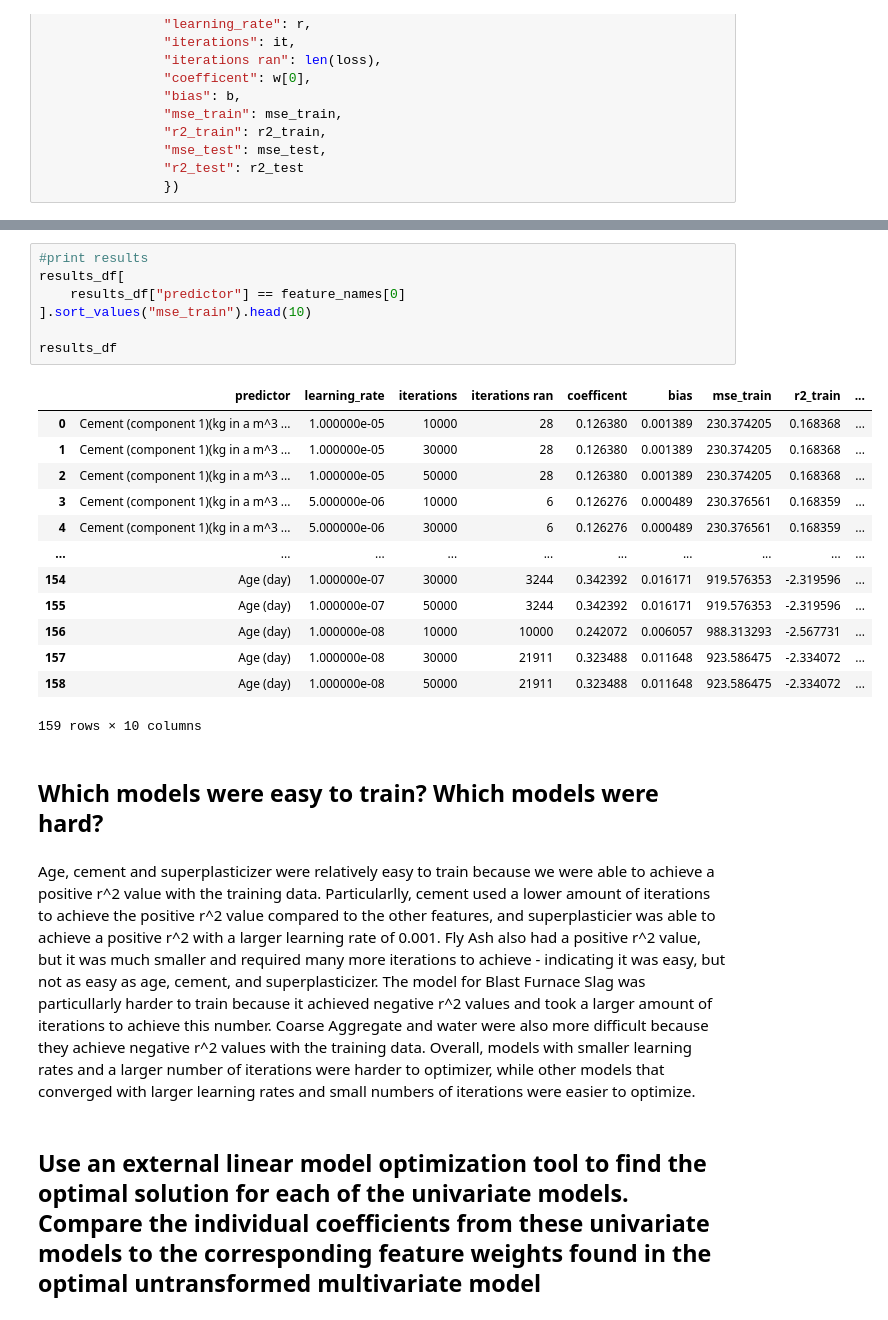
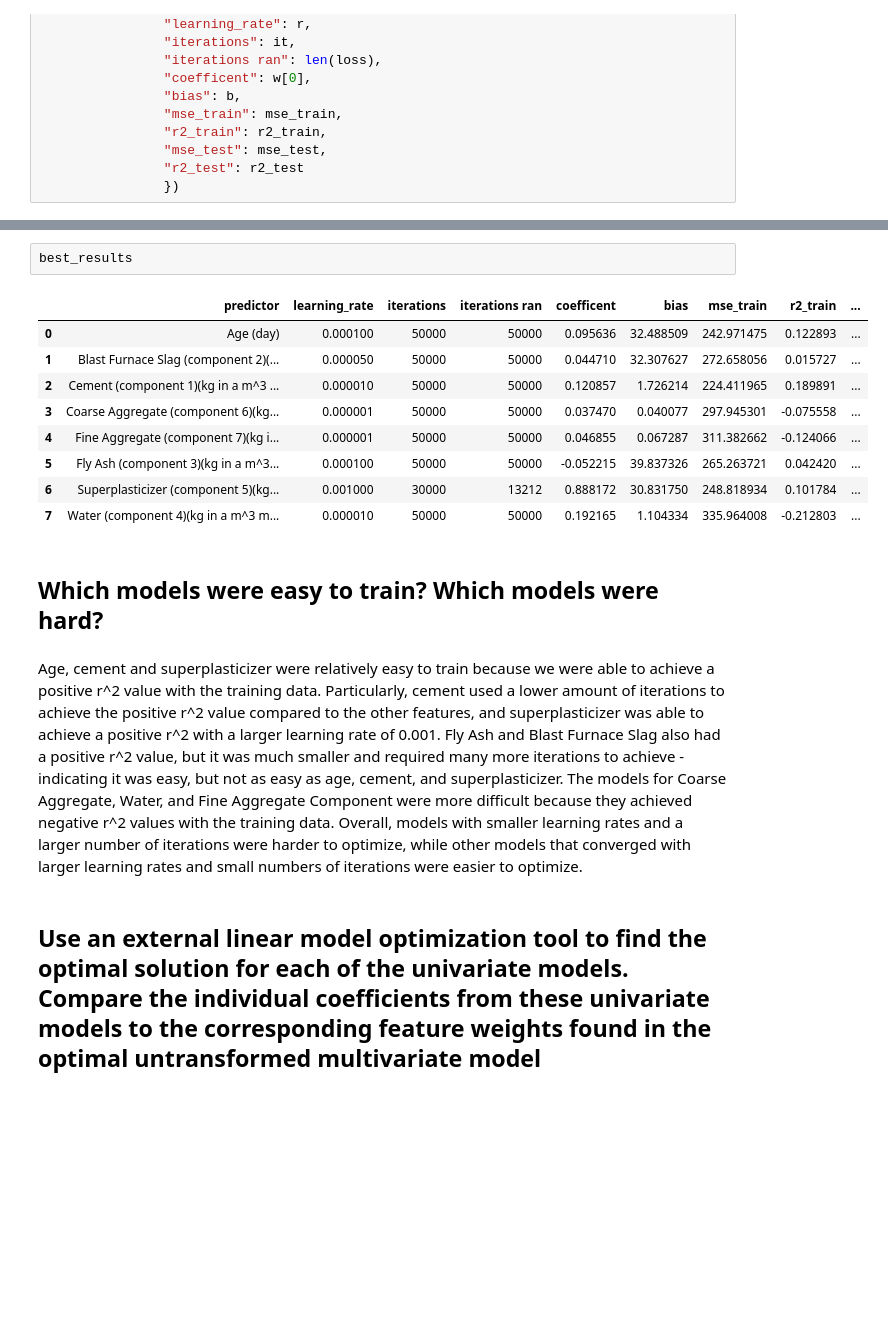
Before and after one commit to laurenlal/cse5104-project1, a Jupyter notebook: main.ipynb, the cells around one changed output, grey strips where cells are left out. Saved outputs shown, nothing was run; the diff lists cells and outputs as text; blank space fills up the shorter version.

```diff
--- a/main.ipynb
+++ b/main.ipynb
@@ -445,28 +446,19 @@ best_results
 # %%
-#print results
-results_df[
-    results_df["predictor"] == feature_names[0]
-].sort_values("mse_train").head(10)
-
-results_df
+best_results
 # %% [output]
 |  | predictor | learning_rate | iterations | iterations ran | coefficent | bias | mse_train | r2_train | ... |
-| 0 | Cement (component 1)(kg in a m^3 ... | 1.000000e-05 | 10000 | 28 | 0.126380 | 0.001389 | 230.374205 | 0.168368 | ... |
-| 1 | Cement (component 1)(kg in a m^3 ... | 1.000000e-05 | 30000 | 28 | 0.126380 | 0.001389 | 230.374205 | 0.168368 | ... |
-| 2 | Cement (component 1)(kg in a m^3 ... | 1.000000e-05 | 50000 | 28 | 0.126380 | 0.001389 | 230.374205 | 0.168368 | ... |
-| 3 | Cement (component 1)(kg in a m^3 ... | 5.000000e-06 | 10000 | 6 | 0.126276 | 0.000489 | 230.376561 | 0.168359 | ... |
-| 4 | Cement (component 1)(kg in a m^3 ... | 5.000000e-06 | 30000 | 6 | 0.126276 | 0.000489 | 230.376561 | 0.168359 | ... |
-| ... | ... | ... | ... | ... | ... | ... | ... | ... | ... |
-| 154 | Age (day) | 1.000000e-07 | 30000 | 3244 | 0.342392 | 0.016171 | 919.576353 | -2.319596 | ... |
-| 155 | Age (day) | 1.000000e-07 | 50000 | 3244 | 0.342392 | 0.016171 | 919.576353 | -2.319596 | ... |
-| 156 | Age (day) | 1.000000e-08 | 10000 | 10000 | 0.242072 | 0.006057 | 988.313293 | -2.567731 | ... |
-| 157 | Age (day) | 1.000000e-08 | 30000 | 21911 | 0.323488 | 0.011648 | 923.586475 | -2.334072 | ... |
-| 158 | Age (day) | 1.000000e-08 | 50000 | 21911 | 0.323488 | 0.011648 | 923.586475 | -2.334072 | ... |
+| 0 | Age (day) | 0.000100 | 50000 | 50000 | 0.095636 | 32.488509 | 242.971475 | 0.122893 | ... |
+| 1 | Blast Furnace Slag (component 2)(... | 0.000050 | 50000 | 50000 | 0.044710 | 32.307627 | 272.658056 | 0.015727 | ... |
+| 2 | Cement (component 1)(kg in a m^3 ... | 0.000010 | 50000 | 50000 | 0.120857 | 1.726214 | 224.411965 | 0.189891 | ... |
+| 3 | Coarse Aggregate (component 6)(kg... | 0.000001 | 50000 | 50000 | 0.037470 | 0.040077 | 297.945301 | -0.075558 | ... |
+| 4 | Fine Aggregate (component 7)(kg i... | 0.000001 | 50000 | 50000 | 0.046855 | 0.067287 | 311.382662 | -0.124066 | ... |
+| 5 | Fly Ash (component 3)(kg in a m^3... | 0.000100 | 50000 | 50000 | -0.052215 | 39.837326 | 265.263721 | 0.042420 | ... |
+| 6 | Superplasticizer (component 5)(kg... | 0.001000 | 30000 | 13212 | 0.888172 | 30.831750 | 248.818934 | 0.101784 | ... |
+| 7 | Water (component 4)(kg in a m^3 m... | 0.000010 | 50000 | 50000 | 0.192165 | 1.104334 | 335.964008 | -0.212803 | ... |
-159 rows × 10 columns
 # %% [markdown]
 ## Which models were easy to train? Which models were hard?
 # %% [markdown]
-Age, cement and superplasticizer were relatively easy to train because we were able to achieve a positive r^2 value with the training data. Particularlly, cement used a lower amount of iterations to achieve the positive r^2 value compared to the other features, and superplasticier was able to achieve a positive r^2 with a larger learning rate of 0.001. Fly Ash also had a positive r^2 value, but it was much smaller and required many more iterations to achieve - indicating it was easy, but not as easy as age, cement, and superplasticizer. The model for Blast Furnace Slag was particullarly harder to train because it achieved negative r^2 values and took a larger amount of iterations to achieve this number. Coarse Aggregate and water were also more difficult because they achieve negative r^2 values with the training data. Overall, models with smaller learning rates and a larger number of iterations were harder to optimizer, while other models that converged with larger learning rates and small numbers of iterations were easier to optimize.
+Age, cement and superplasticizer were relatively easy to train because we were able to achieve a positive r^2 value with the training data. Particularly, cement used a lower amount of iterations to achieve the positive r^2 value compared to the other features, and superplasticizer was able to achieve a positive r^2 with a larger learning rate of 0.001. Fly Ash and Blast Furnace Slag also had a positive r^2 value, but it was much smaller and required many more iterations to achieve - indicating it was easy, but not as easy as age, cement, and superplasticizer. The models for Coarse Aggregate, Water, and Fine Aggregate Component were more difficult because they achieved negative r^2 values with the training data. Overall, models with smaller learning rates and a larger number of iterations were harder to optimize, while other models that converged with larger learning rates and small numbers of iterations were easier to optimize.
 # %% [markdown]
 ## Use an external linear model optimization tool to find the optimal solution for each of the univariate models.  Compare the individual coefficients from these univariate models to the corresponding feature weights found in the optimal untransformed multivariate model
 # %%
```
Also changed, not shown: parts of 20 cells of this notebook, 1 other file.
